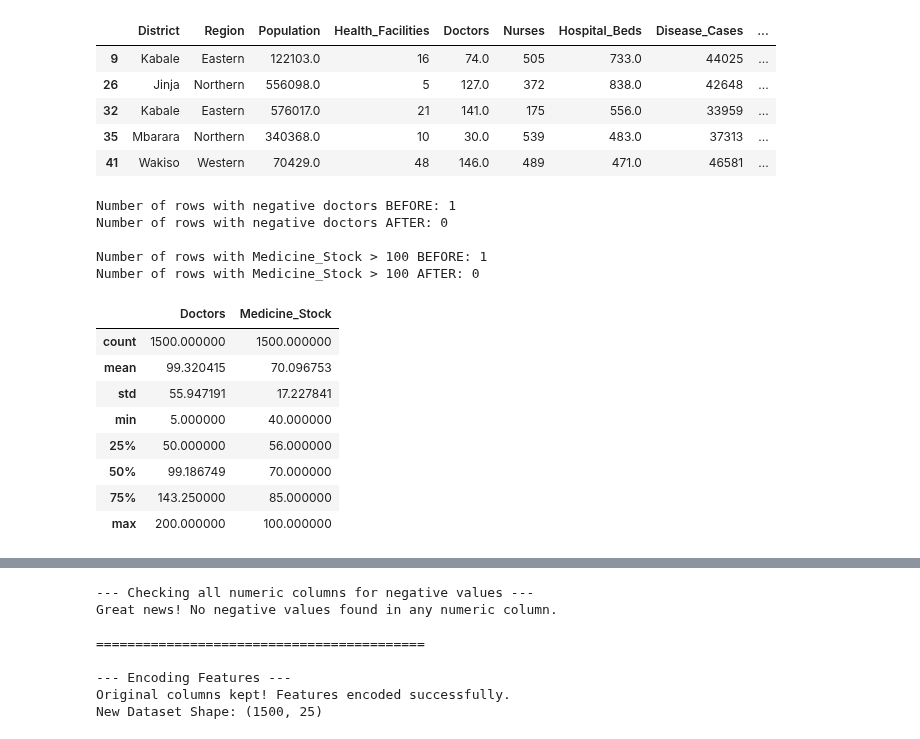
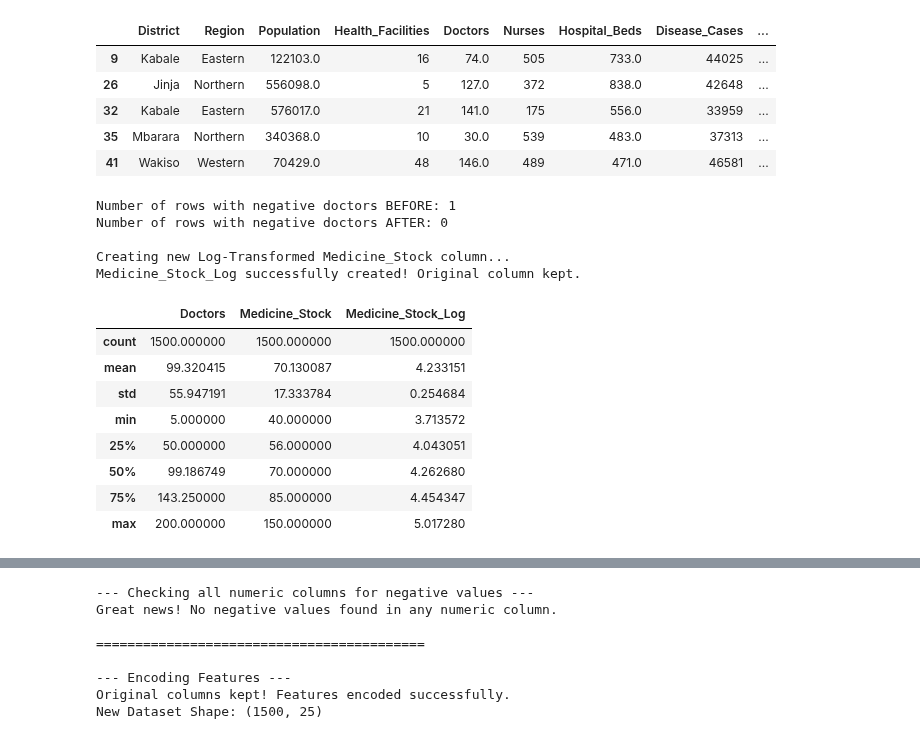
Before and after one commit to Nandrog/Health_Resource_Allocation_Modal, a Jupyter notebook: Health_Resource_Allocation_Model.ipynb, the cells around one changed output, grey strips where cells are left out. Cells and saved outputs as stored; diff of their text form; code cells hidden in the pictures.

Commit message:
replaced capping with using log to handle the medicine stock outlier

```diff
--- a/Health_Resource_Allocation_Model.ipynb
+++ b/Health_Resource_Allocation_Model.ipynb
@@ -298,38 +298,40 @@ Found 101 rows matching this condition
 # %%
 import numpy as np
 
 # 1. Fix Impossible Values: Negative Doctors
 print(f"Number of rows with negative doctors BEFORE: {len(df[df['Doctors'] < 0])}")
 
-# We will replace any number of doctors less than 0 with the median (middle) value of the column
+# We will replace any number of doctors less than 0 with the median (middle) value
 median_doctors = df['Doctors'].median()
 df.loc[df['Doctors'] < 0, 'Doctors'] = median_doctors
 
 print(f"Number of rows with negative doctors AFTER: {len(df[df['Doctors'] < 0])}")
 
-# 2. Fix the Extreme Outlier: Medicine Stock > 100
-print(f"\nNumber of rows with Medicine_Stock > 100 BEFORE: {len(df[df['Medicine_Stock'] > 100])}")
+# 2. Fix the Extreme Outlier: Log Transformation (Keeping Original!)
+print("\nCreating new Log-Transformed Medicine_Stock column...")
 
-# Let's cap the medicine stock at 100. Any value higher than 100 becomes 100.
-df.loc[df['Medicine_Stock'] > 100, 'Medicine_Stock'] = 100
+# Create the new column with the logged values
+df['Medicine_Stock_Log'] = np.log1p(df['Medicine_Stock'])
 
-print(f"Number of rows with Medicine_Stock > 100 AFTER: {len(df[df['Medicine_Stock'] > 100])}")
+# We deliberately DO NOT drop the original column here.
+print("Medicine_Stock_Log successfully created! Original column kept.")
 
 # 3. Final sanity check on our fixes
-display(df[['Doctors', 'Medicine_Stock']].describe())
+# Let's look at the original and the logged version side-by-side
+display(df[['Doctors', 'Medicine_Stock', 'Medicine_Stock_Log']].describe())
 # %% [output]
 Number of rows with negative doctors BEFORE: 1
 Number of rows with negative doctors AFTER: 0
 
-Number of rows with Medicine_Stock > 100 BEFORE: 1
-Number of rows with Medicine_Stock > 100 AFTER: 0
+Creating new Log-Transformed Medicine_Stock column...
+Medicine_Stock_Log successfully created! Original column kept.
-|  | Doctors | Medicine_Stock |
-| count | 1500.000000 | 1500.000000 |
-| mean | 99.320415 | 70.096753 |
-| std | 55.947191 | 17.227841 |
-| min | 5.000000 | 40.000000 |
-| 25% | 50.000000 | 56.000000 |
-| 50% | 99.186749 | 70.000000 |
-| 75% | 143.250000 | 85.000000 |
-| max | 200.000000 | 100.000000 |
+|  | Doctors | Medicine_Stock | Medicine_Stock_Log |
+| count | 1500.000000 | 1500.000000 | 1500.000000 |
+| mean | 99.320415 | 70.130087 | 4.233151 |
+| std | 55.947191 | 17.333784 | 0.254684 |
+| min | 5.000000 | 40.000000 | 3.713572 |
+| 25% | 50.000000 | 56.000000 | 4.043051 |
+| 50% | 99.186749 | 70.000000 | 4.262680 |
+| 75% | 143.250000 | 85.000000 | 4.454347 |
+| max | 200.000000 | 150.000000 | 5.017280 |
 # %%
```
Also changed, not shown: parts of 1 cell of this notebook.
